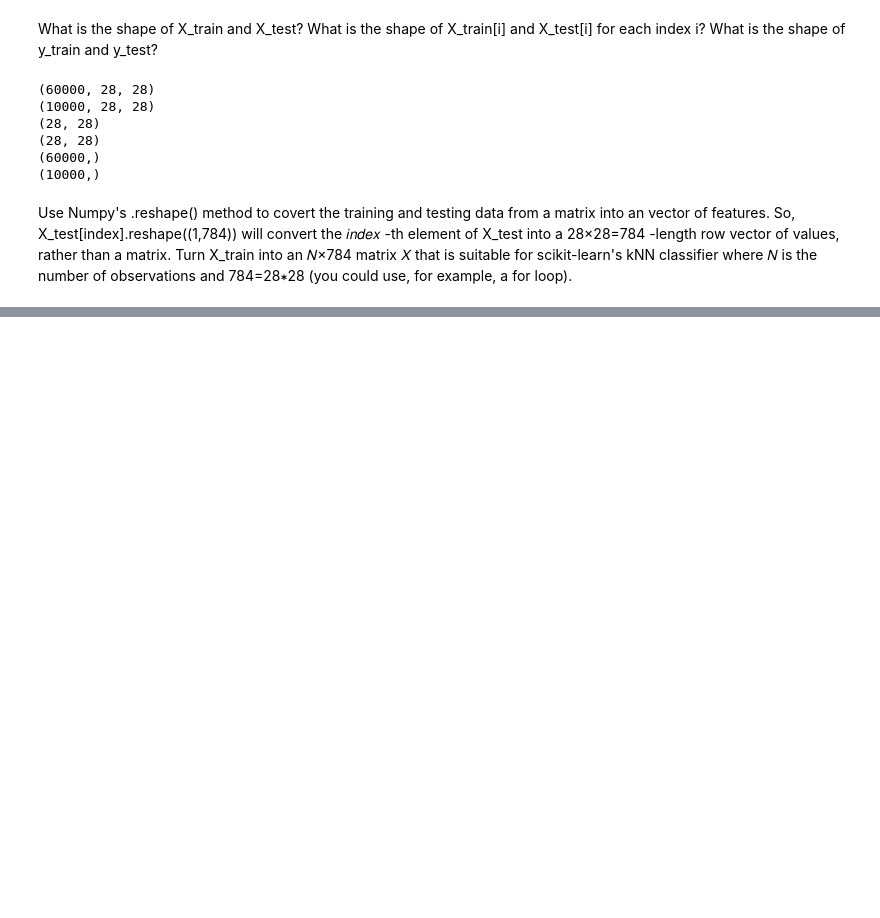
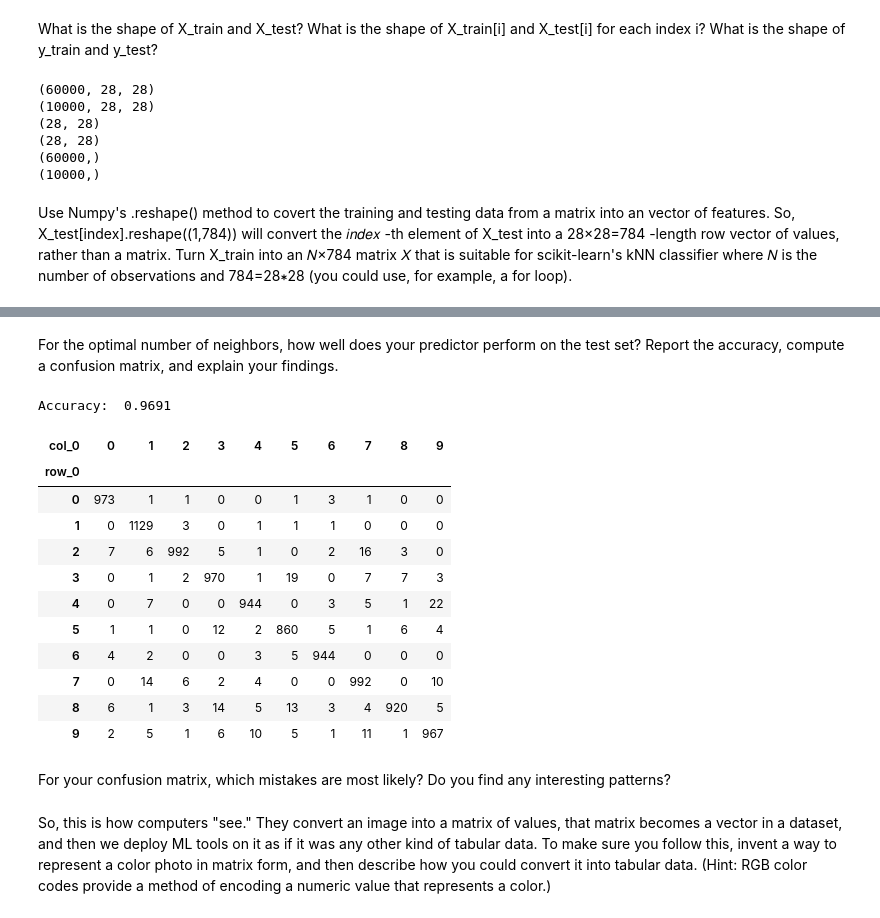
Before and after one commit to fwx5ax/knn, a Jupyter notebook: lab/computer_vision_lab.ipynb, the cells around one changed output, grey strips where cells are left out. Drawn from its saved outputs; the diff is of its cells as text; code cells hidden in the pictures; blank space fills up the shorter version.

```diff
--- a/lab/computer_vision_lab.ipynb
+++ b/lab/computer_vision_lab.ipynb
@@ -195,23 +183,0 @@ FileNotFoundError: [Errno 2] No such file or directory: './data/Z_train.csv'
-# %%
-import pandas as pd
-import numpy as np
-
-reload = 0 # Control the way data loads
-
-if reload == 1:  # If reload is 1, do the reshaping process
-    Z_train = []
-    for i in range(60000):
-        row = X_train[i].reshape((1,784)) # Turn the matrix for i into a row vector of features
-        Z_train.append(row[0]) # Append the row vector to the list
-    Z_train = pd.DataFrame(Z_train)
-    Z_train.to_csv('./data/Z_train.csv')
-    #
-    Z_test = []
-    for i in range(len(y_test)):
-        row = X_test[i].reshape((1,784)) # Turn the matrix for i into a row vector of features
-        Z_test.append(row[0]) # Append the row vector to the list
-    Z_test = pd.DataFrame(Z_test)
-    Z_test.to_csv('./data/Z_test.csv')
-else: # If reload is not 1, just load the reshaped data
-    Z_train = pd.read_csv('./data/Z_train.csv')
-    Z_test = pd.read_csv('./data/Z_test.csv')
@@ -217,0 +228,32 @@ else: # If reload is not 1, just load the reshaped data
+# %% [markdown]
+For the optimal number of neighbors, how well does your predictor perform on the test set? Report the accuracy, compute a confusion matrix, and explain your findings.
+# %%
+import seaborn as sns
+from sklearn.neighbors import KNeighborsClassifier
+
+knn = KNeighborsClassifier(n_neighbors=1)
+predictor = knn.fit(Z_train.values,y_train)
+y_hat = predictor.predict(Z_test.values)
+
+accuracy = knn.score(Z_test.values,y_test)
+print('Accuracy: ', accuracy)
+
+pd.crosstab(y_test, y_hat)
+# %% [output]
+Accuracy:  0.9691
+| col_0 | 0 | 1 | 2 | 3 | 4 | 5 | 6 | 7 | 8 | 9 |
+| row_0 |  |  |  |  |  |  |  |  |  |  |
+| 0 | 973 | 1 | 1 | 0 | 0 | 1 | 3 | 1 | 0 | 0 |
+| 1 | 0 | 1129 | 3 | 0 | 1 | 1 | 1 | 0 | 0 | 0 |
+| 2 | 7 | 6 | 992 | 5 | 1 | 0 | 2 | 16 | 3 | 0 |
+| 3 | 0 | 1 | 2 | 970 | 1 | 19 | 0 | 7 | 7 | 3 |
+| 4 | 0 | 7 | 0 | 0 | 944 | 0 | 3 | 5 | 1 | 22 |
+| 5 | 1 | 1 | 0 | 12 | 2 | 860 | 5 | 1 | 6 | 4 |
+| 6 | 4 | 2 | 0 | 0 | 3 | 5 | 944 | 0 | 0 | 0 |
+| 7 | 0 | 14 | 6 | 2 | 4 | 0 | 0 | 992 | 0 | 10 |
+| 8 | 6 | 1 | 3 | 14 | 5 | 13 | 3 | 4 | 920 | 5 |
+| 9 | 2 | 5 | 1 | 6 | 10 | 5 | 1 | 11 | 1 | 967 |
+# %% [markdown]
+For your confusion matrix, which mistakes are most likely? Do you find any interesting patterns?
+# %% [markdown]
+So, this is how computers "see." They convert an image into a matrix of values, that matrix becomes a vector in a dataset, and then we deploy ML tools on it as if it was any other kind of tabular data. To make sure you follow this, invent a way to represent a color photo in matrix form, and then describe how you could convert it into tabular data. (Hint: RGB color codes provide a method of encoding a numeric value that represents a color.)
```
Also changed, not shown: parts of 5 cells of this notebook.
